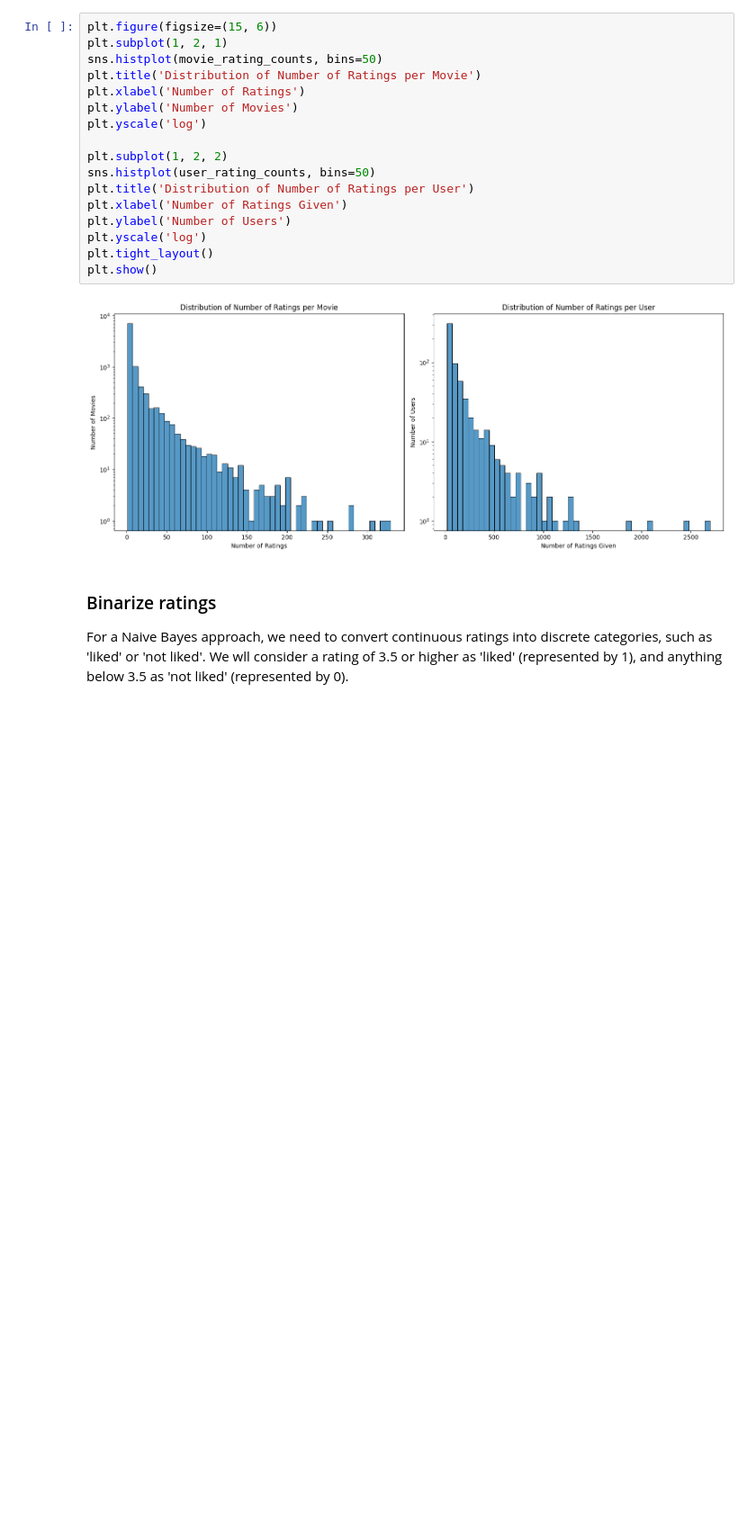
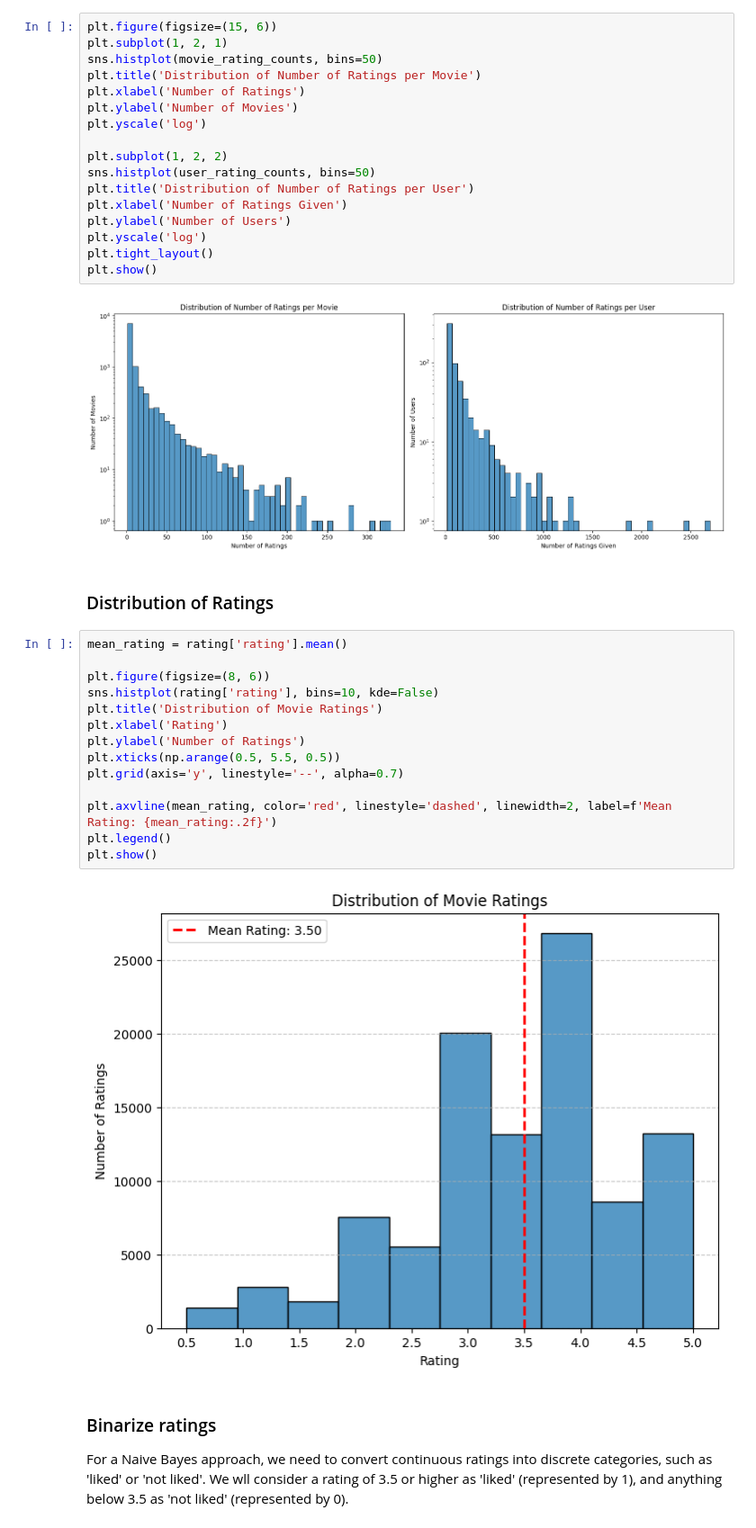
Before and after one commit to tomhait/infinitylabs, a Jupyter notebook: python/Recommender_0/part_0.ipynb, the cells around one changed output. Shown at 90% size. Drawn from its saved outputs; the diff is of its cells as text; blank space fills up the shorter version.

```diff
--- a/python/Recommender_0/part_0.ipynb
+++ b/python/Recommender_0/part_0.ipynb
@@ -146,6 +164,24 @@ plt.tight_layout()
 plt.show()
 # %% [output]
 [figure]
+# %% [markdown]
+### Distribution of Ratings
+# %%
+mean_rating = rating['rating'].mean()
+
+plt.figure(figsize=(8, 6))
+sns.histplot(rating['rating'], bins=10, kde=False)
+plt.title('Distribution of Movie Ratings')
+plt.xlabel('Rating')
+plt.ylabel('Number of Ratings')
+plt.xticks(np.arange(0.5, 5.5, 0.5))
+plt.grid(axis='y', linestyle='--', alpha=0.7)
+
+plt.axvline(mean_rating, color='red', linestyle='dashed', linewidth=2, label=f'Mean Rating: {mean_rating:.2f}')
+plt.legend()
+plt.show()
+# %% [output]
+[figure, added]
 # %% [markdown]
 ### Binarize ratings
 
```
Also changed, not shown: parts of 6 cells of this notebook.
